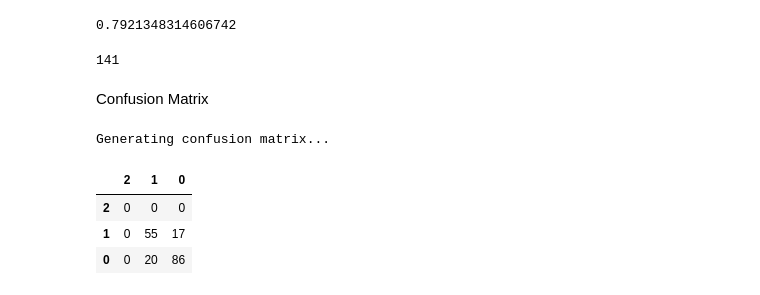
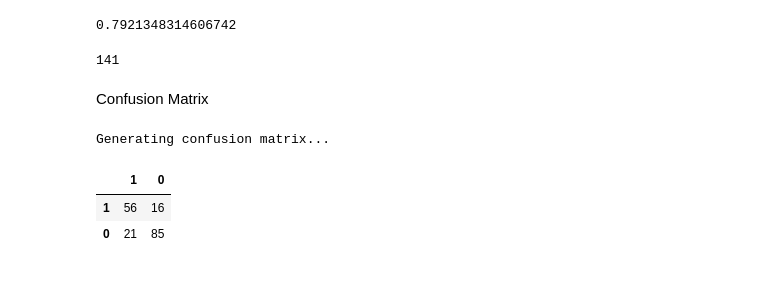
Before and after one commit to georginacyc/Internship, a Jupyter notebook: sklearn/Titanic/Titanic_Full_Dataset.ipynb, the cells around one changed output. Drawn from its saved outputs; the diff is of its cells as text; code cells hidden in the pictures.

```diff
--- a/sklearn/Titanic/Titanic_Full_Dataset.ipynb
+++ b/sklearn/Titanic/Titanic_Full_Dataset.ipynb
@@ -132,19 +151,21 @@ Visualising Feature Importance
 
 [link](https://machinelearningmastery.com/calculate-feature-importance-with-python/) to referenced page
 # %%
-print("Visualising feature importance...")
+# print("Visualising feature importance...")
 
-# creating input and output variables
+# # creating input and output variables
 X = data.drop("Survived", axis=1)
 y = data.Survived
 
-rf.fit(X, y)
+# rf.fit(X, y)
 
-# get importance
-importance = rf.feature_importances_
-# summarize feature importance
-for i,v in enumerate(importance):
-	print('Feature: %0d, Score: %.5f' % (i,v))
-# plot feature importance
-plt.bar([x for x in range(len(importance))], importance)
-plt.show()
+# # get importance
+# importance = rf.feature_importances_
+
+# # summarize feature importance
+# for i,v in enumerate(importance):
+#     print('Feature: %0d, Score: %.5f' % (i,v))
+
+# # plot feature importance
+# plt.bar([x for x in range(len(importance))], importance)
+# plt.show()
@@ -236,0 +251,19 @@ Getting predictions...
+# %%
+print("Splitting data...")
+# splitting data
+X_train, X_test, y_train, y_test = train_test_split(X, y, test_size=0.2, random_state=1)
+
+pipeline = make_pipeline(StandardScaler(), RandomForestClassifier(n_estimators=100))
+hyperparameters = rf.get_params()
+
+
+clf = GridSearchCV(pipeline, rf.get_params(), cv=10)
+clf.fit(X_train, y_train)
+
+print("Getting predictions...")
+# test
+predictions = rf.predict(X_test)
+
+# output test results
+df = pd.DataFrame({"actual": y_test, "predicted": predictions})
+df.reset_index(drop=True)
@@ -253,10 +289,9 @@ accuracy_score(y_test, predictions, normalize=False)
 Confusion Matrix
 # %%
 print("Generating confusion matrix...")
-pd.DataFrame(confusion_matrix(y_test, predictions, labels=[2, 1, 0]),index=[2, 1, 0], columns=[2, 1, 0])
+pd.DataFrame(confusion_matrix(y_test, predictions, labels=[1, 0]),index=[1, 0], columns=[1, 0])
 # %% [output]
 Generating confusion matrix...
-|  | 2 | 1 | 0 |
-| 2 | 0 | 0 | 0 |
-| 1 | 0 | 55 | 17 |
-| 0 | 0 | 20 | 86 |
+|  | 1 | 0 |
+| 1 | 56 | 16 |
+| 0 | 21 | 85 |
```
Also changed, not shown: parts of 12 cells of this notebook, 2 other files.
